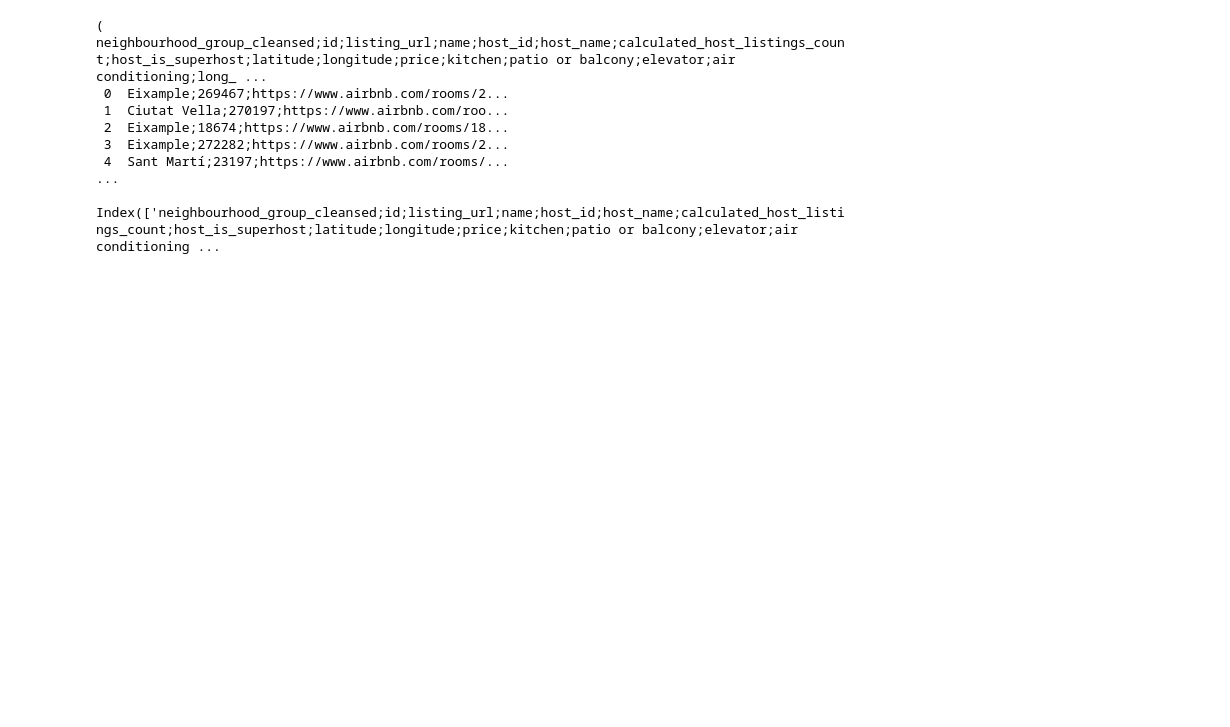
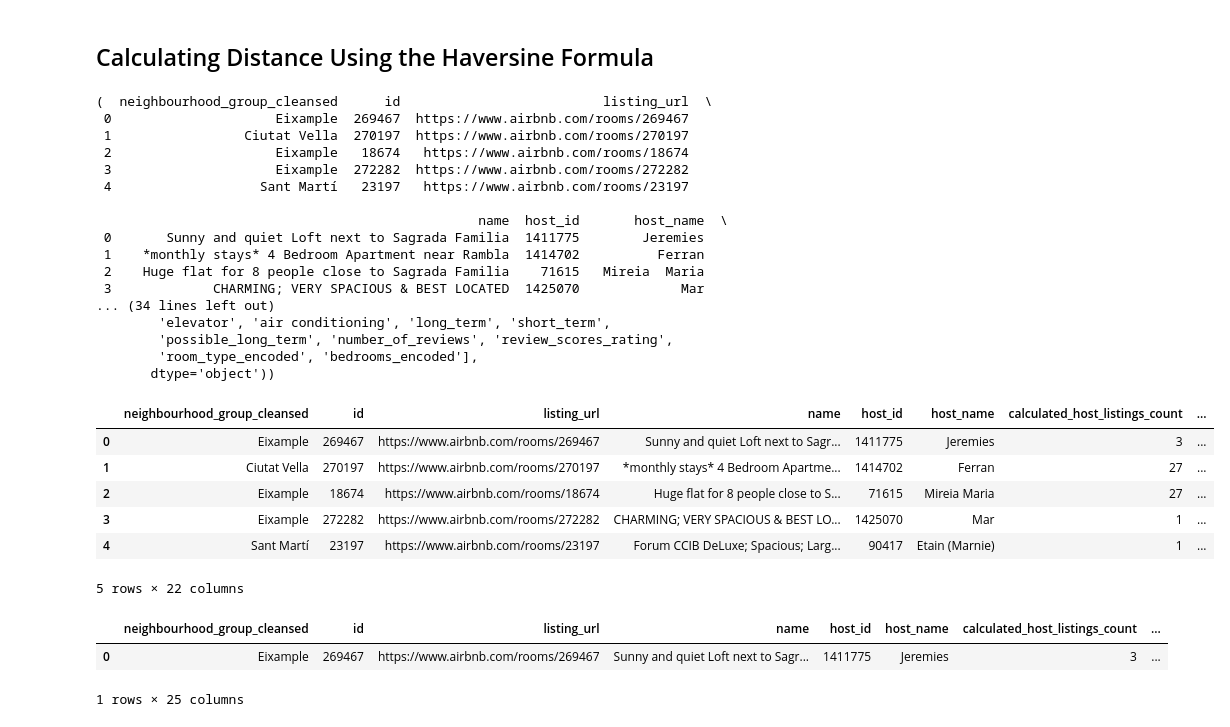
Before and after one commit to 2024-final-project-ironhack/Business-Case-Analysis-and-Recommendation-for-Rental-Users-in-Madrid-and-Barcelona, a Jupyter notebook: bcn_distance_analysis.ipynb, the cells around one changed output. Drawn from its saved outputs; the diff is of its cells as text; code cells hidden in the pictures; blank space fills up the shorter version.

```diff
--- a/bcn_distance_analysis.ipynb
+++ b/bcn_distance_analysis.ipynb
@@ -1,17 +1,75 @@
+# %% [markdown]
+## Calculating Distance Using the Haversine Formula
 # %%
 import pandas as pd
 
 # Load the dataset
 file_path = 'datasets/Final_cleaned_dataset/bcn_final_cleaned_data_csv.csv'
-df_bcn = pd.read_csv(file_path)
+df_bcn = pd.read_csv(file_path, delimiter = ';')
 
 # Display the first few rows and the column names
 df_bcn.head(), df_bcn.columns
 # %% [output]
-(  neighbourhood_group_cleansed;id;listing_url;name;host_id;host_name;calculated_host_listings_count;host_is_superhost;latitude;longitude;price;kitchen;patio or balcony;elevator;air conditioning;long_ ...
- 0  Eixample;269467;https://www.airbnb.com/rooms/2...
- 1  Ciutat Vella;270197;https://www.airbnb.com/roo...
- 2  Eixample;18674;https://www.airbnb.com/rooms/18...
- 3  Eixample;272282;https://www.airbnb.com/rooms/2...
- 4  Sant Martí;23197;https://www.airbnb.com/rooms/...                                                                                                                                                    ...
- Index(['neighbourhood_group_cleansed;id;listing_url;name;host_id;host_name;calculated_host_listings_count;host_is_superhost;latitude;longitude;price;kitchen;patio or balcony;elevator;air conditioning ...
+(  neighbourhood_group_cleansed      id                          listing_url  \
+ 0                     Eixample  269467  https://www.airbnb.com/rooms/269467
+ 1                 Ciutat Vella  270197  https://www.airbnb.com/rooms/270197
+ 2                     Eixample   18674   https://www.airbnb.com/rooms/18674
+ 3                     Eixample  272282  https://www.airbnb.com/rooms/272282
+ 4                   Sant Martí   23197   https://www.airbnb.com/rooms/23197
+
+                                                 name  host_id       host_name  \
+ 0       Sunny and quiet Loft next to Sagrada Familia  1411775        Jeremies
+ 1    *monthly stays* 4 Bedroom Apartment near Rambla  1414702          Ferran
+ 2    Huge flat for 8 people close to Sagrada Familia    71615   Mireia  Maria
+ 3             CHARMING; VERY SPACIOUS & BEST LOCATED  1425070             Mar
+... (34 lines left out)
+        'elevator', 'air conditioning', 'long_term', 'short_term',
+        'possible_long_term', 'number_of_reviews', 'review_scores_rating',
+        'room_type_encoded', 'bedrooms_encoded'],
+       dtype='object'))
+# %%
+df_bcn.head(5)
+# %% [output]
+|  | neighbourhood_group_cleansed | id | listing_url | name | host_id | host_name | calculated_host_listings_count | ... |
+| 0 | Eixample | 269467 | https://www.airbnb.com/rooms/269467 | Sunny and quiet Loft next to Sagr... | 1411775 | Jeremies | 3 | ... |
+| 1 | Ciutat Vella | 270197 | https://www.airbnb.com/rooms/270197 | *monthly stays* 4 Bedroom Apartme... | 1414702 | Ferran | 27 | ... |
+| 2 | Eixample | 18674 | https://www.airbnb.com/rooms/18674 | Huge flat for 8 people close to S... | 71615 | Mireia Maria | 27 | ... |
+| 3 | Eixample | 272282 | https://www.airbnb.com/rooms/272282 | CHARMING; VERY SPACIOUS & BEST LO... | 1425070 | Mar | 1 | ... |
+| 4 | Sant Martí | 23197 | https://www.airbnb.com/rooms/23197 | Forum CCIB DeLuxe; Spacious; Larg... | 90417 | Etain (Marnie) | 1 | ... |
+5 rows × 22 columns
+# %%
+from sklearn.preprocessing import StandardScaler
+import numpy as np
+
+# Normalizing 'price'
+scaler = StandardScaler()
+df_bcn['price_normalized'] = scaler.fit_transform(df_bcn[['price']])
+
+# Define the Haversine function
+def haversine(lon1, lat1, lon2, lat2):
+    """
+    Calculate the great circle distance between two points
+    on the earth (specified in decimal degrees)
+    """
+    lon1, lat1, lon2, lat2 = map(np.radians, [lon1, lat1, lon2, lat2])
+    dlon = lon2 - lon1
+    dlat = lat2 - lat1
+    a = np.sin(dlat/2)**2 + np.cos(lat1) * np.cos(lat2) * np.sin(dlon/2)**2
+    c = 2 * np.arcsin(np.sqrt(a))
+    r = 6371  # Radius of earth in kilometers. Use 3956 for miles
+    return c * r
+
+# Coordinates of Plaza Catalunya, Barcelona
+city_center_bcn = (41.3874, 2.1686)
+
+# Calculate the distance to city center for each listing
+df_bcn['distance_from_city_center'] = df_bcn.apply(
+    lambda row: haversine(city_center_bcn[1], city_center_bcn[0], row['longitude'], row['latitude']),
+    axis=1
+)
+
+df_bcn.head(1)
+# %% [output]
+|  | neighbourhood_group_cleansed | id | listing_url | name | host_id | host_name | calculated_host_listings_count | ... |
+| 0 | Eixample | 269467 | https://www.airbnb.com/rooms/269467 | Sunny and quiet Loft next to Sagr... | 1411775 | Jeremies | 3 | ... |
+1 rows × 25 columns
```
Also changed, not shown: parts of 11 cells of this notebook, 1 other file.
